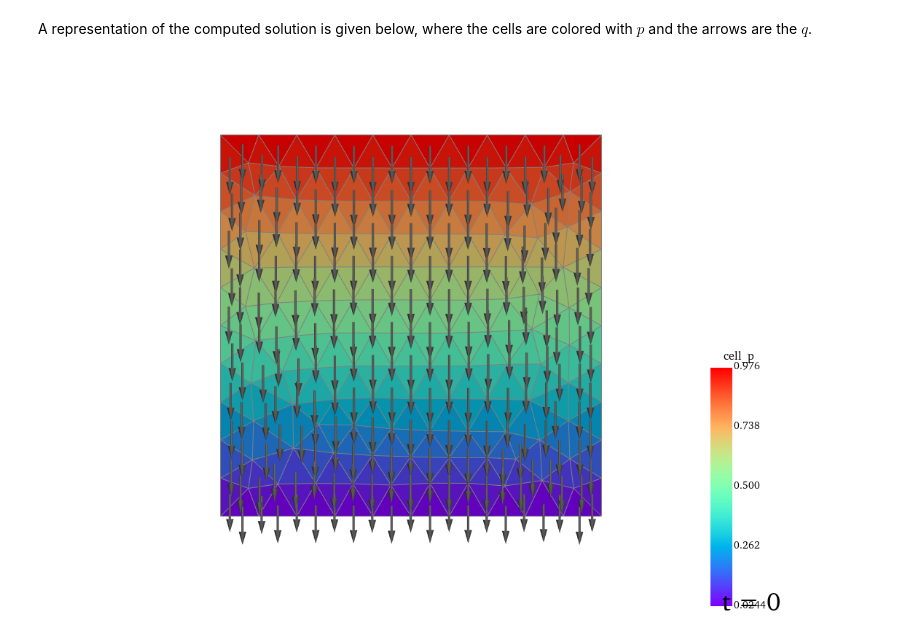
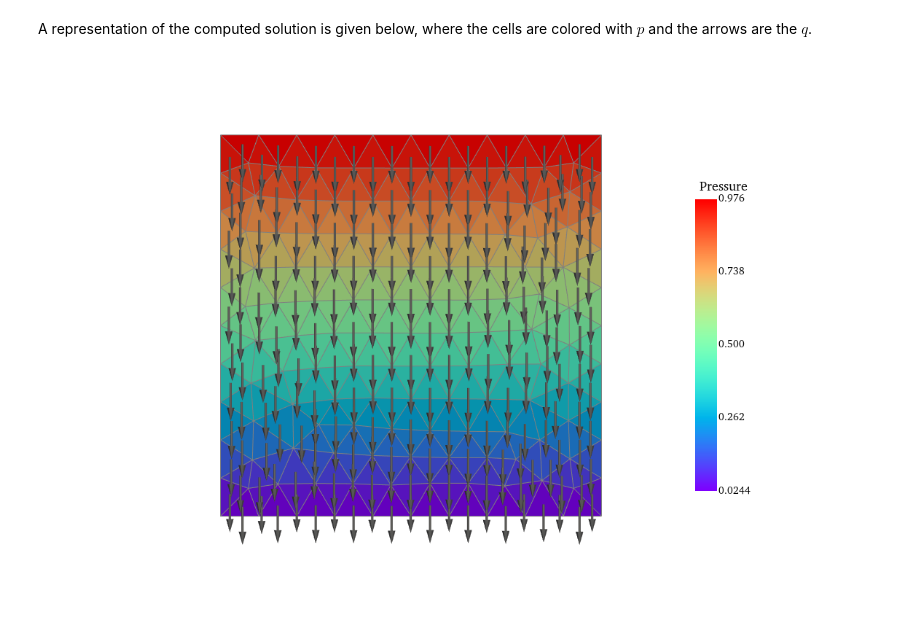
Before and after one commit to compgeo-mox/pygeon, a Jupyter notebook: tutorials/darcy.ipynb, the cells around one changed output. Cells and saved outputs as stored; diff of their text form; code cells hidden in the pictures.

```diff
--- a/tutorials/darcy.ipynb
+++ b/tutorials/darcy.ipynb
@@ -149,8 +149,8 @@ A representation of the computed solution is given below, where the cells are co
 # %%
 # NBIGNORE
 vis = pg.Visualizer(file_name, folder_name)
 vis.vector_field("cell_q", scaling_factor=0.05)
-vis.scalar_field("cell_p")
+vis.scalar_field("cell_p", "Pressure")
 vis.show()
 # %% [output]
-[figure, old version]
+[figure, new version]
```
Also changed, not shown: parts of 1 cell of this notebook, 5 other files.
